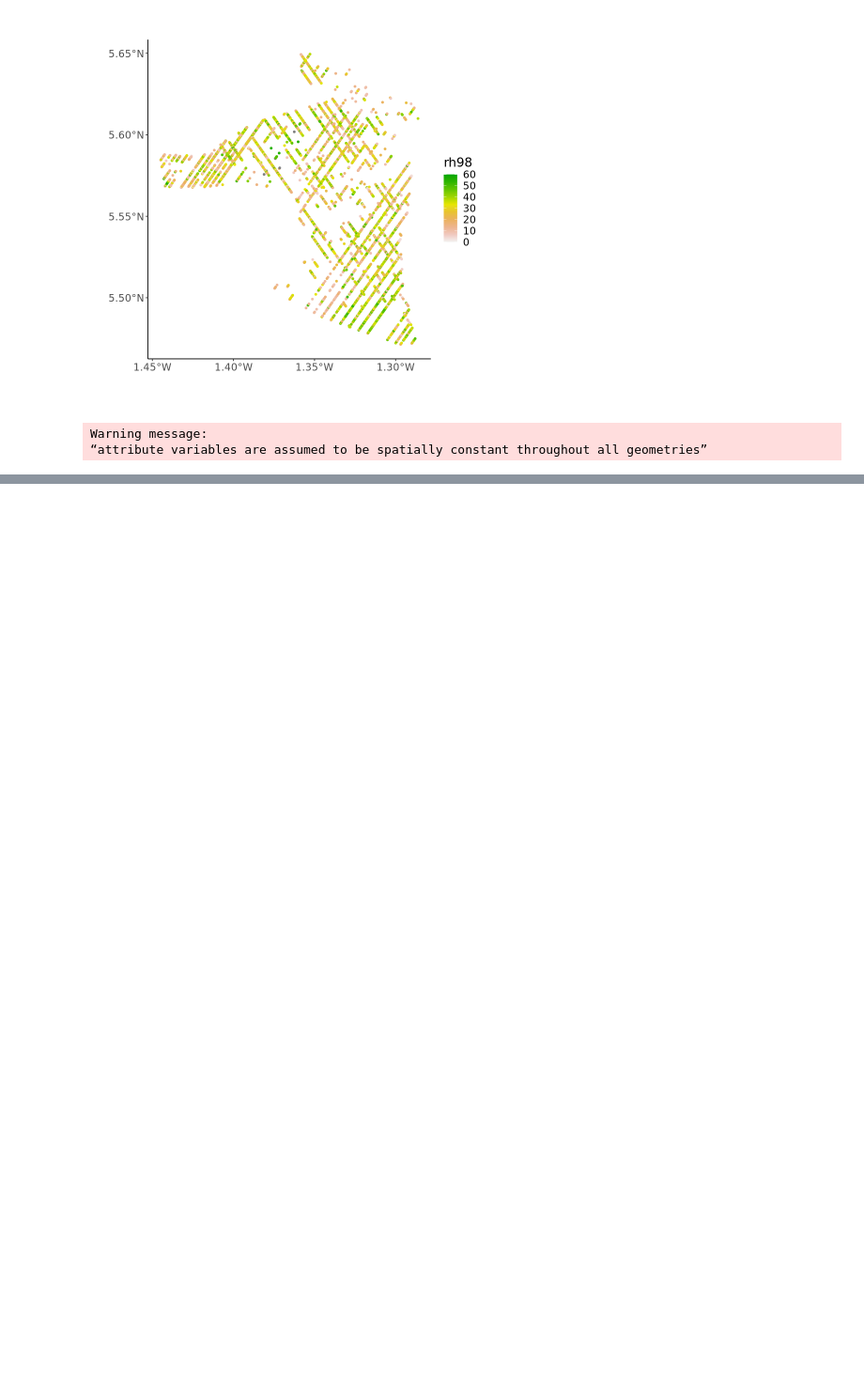
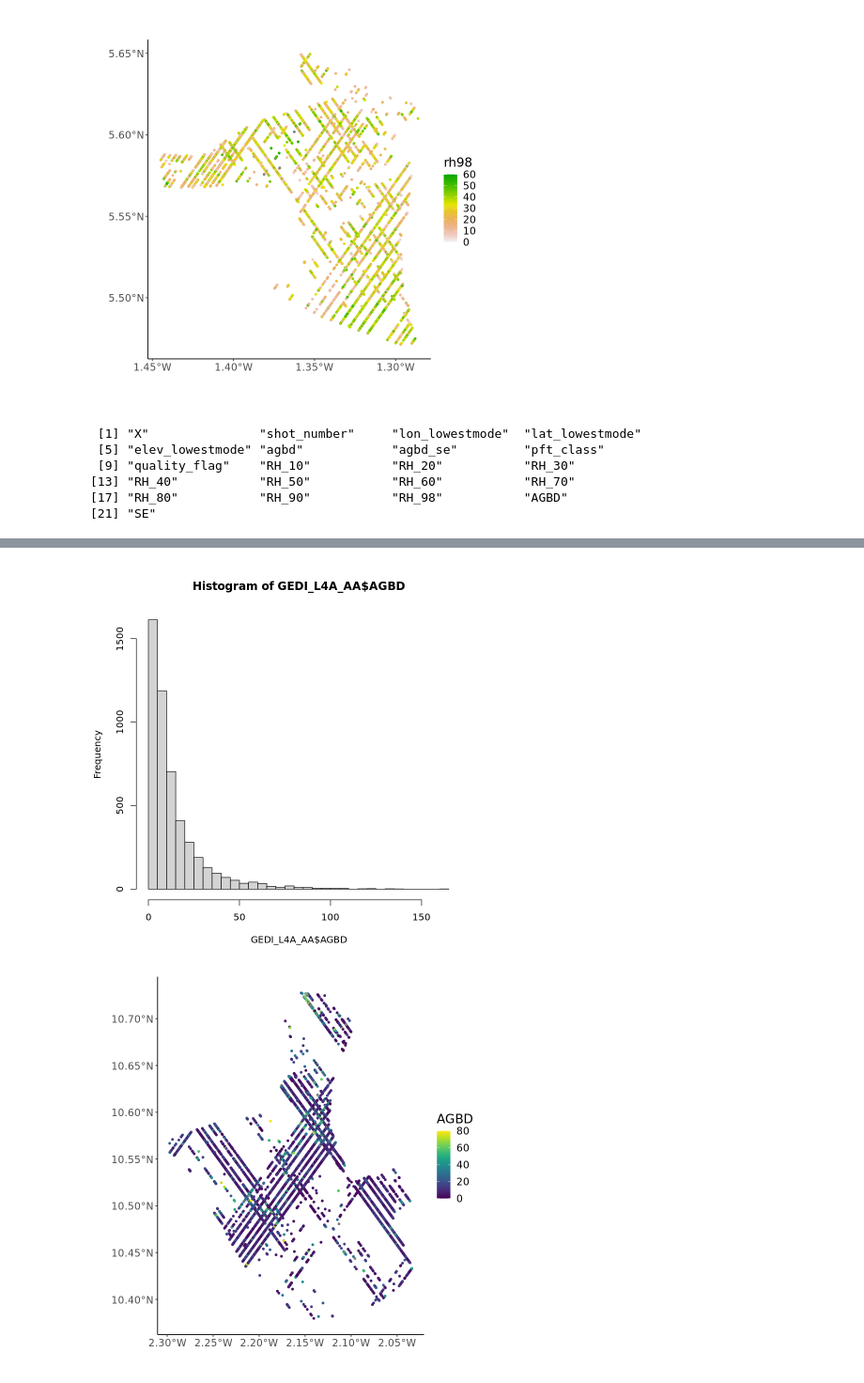
Before and after one commit to CEOSBiomassHarmonization/NASA_CMS, a Jupyter notebook: NASA_CMS_2023/Ghana/New_L2A_and_L4A_visuals.ipynb, the cells around one changed output, grey strips where cells are left out. Shown at 94% size. Cells and saved outputs as stored; diff of their text form; code cells hidden in the pictures; blank space fills up the shorter version.

```diff
--- a/NASA_CMS_2023/Ghana/New_L2A_and_L4A_visuals.ipynb
+++ b/NASA_CMS_2023/Ghana/New_L2A_and_L4A_visuals.ipynb
@@ -63,6 +53,15 @@ GEDI_L4A <- (st_as_sf(na.omit(GEDI_L4A),coords = c(3:4),crs = st_crs(4326)))
 GEDI_L4A_AA <- st_intersection(GEDI_L4A, NPA_AA)
 GEDI_L4A_AA['lon'] <- st_coordinates(GEDI_L4A_AA)[,1]
 GEDI_L4A_AA['lat'] <- st_coordinates(GEDI_L4A_AA)[,2]
+
+hist(GEDI_L4A_AA$AGBD,breaks=50)
+ggplot(GEDI_L4A_AA) + coord_sf(crs = 4326) +
+     geom_point(aes(x = lon, y = lat, col=AGBD), size = 1) + # make a map to see plot locations and the predicted AGBD values at each location
+     scale_colour_viridis(limits=c(0,80)) + xlab("") + ylab("") + theme(text = element_text(size = 16),plot.title = element_text(color="red", size=12, face="bold.italic"),panel.grid.major = element_blank(), panel.grid.minor = element_blank(),panel.background = element_blank(), axis.line = element_line(colour = "black"))
 # %% [output]
-Warning message:
-“attribute variables are assumed to be spatially constant throughout all geometries”
+ [1] "X"               "shot_number"     "lon_lowestmode"  "lat_lowestmode"
+ [5] "elev_lowestmode" "agbd"            "agbd_se"         "pft_class"
+ [9] "quality_flag"    "RH_10"           "RH_20"           "RH_30"
+[13] "RH_40"           "RH_50"           "RH_60"           "RH_70"
+[17] "RH_80"           "RH_90"           "RH_98"           "AGBD"
+[21] "SE"
@@ -68,0 +70,2 @@ Warning message:
+[figure, added]
+[figure, added]
```
Also changed, not shown: parts of 6 cells of this notebook, 7 other files.
